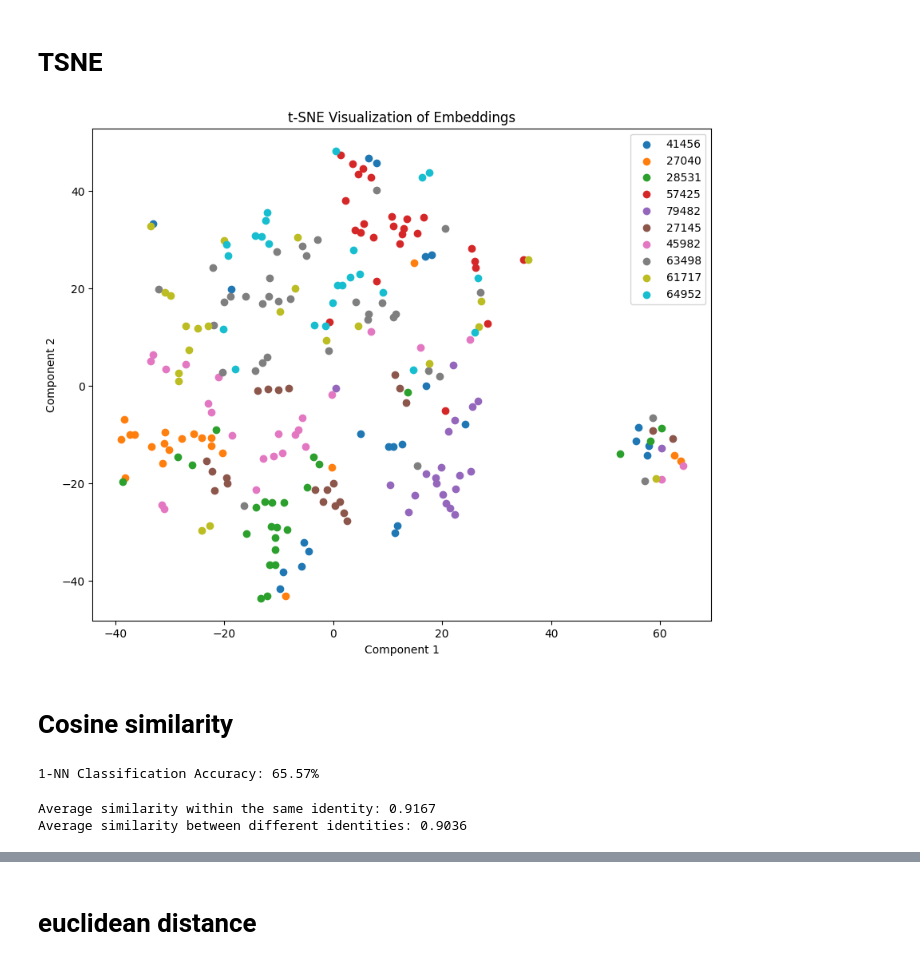
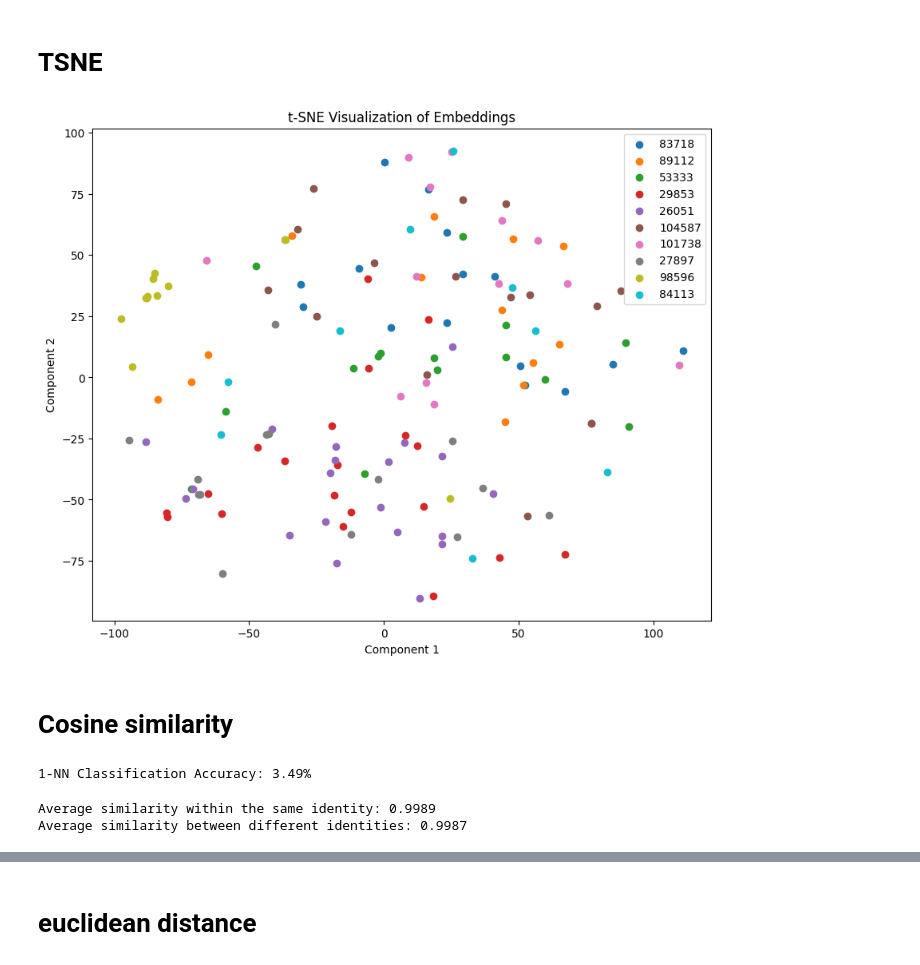
Before and after one commit to ash2d/wildlife-tools, a Jupyter notebook: exploring/dino_integrate_train.ipynb, the cells around one changed output, grey strips where cells are left out. Drawn from its saved outputs; the diff is of its cells as text; code cells hidden in the pictures.

```diff
--- a/exploring/dino_integrate_train.ipynb
+++ b/exploring/dino_integrate_train.ipynb
@@ -17,7 +17,7 @@ from wildlife_tools.data import ImageDataset
 
 
 # Load metadata
-PT_CSV = '/home/users/dash/guppies/embeddings/wildlife-tools/exploring/csvs/top_10_individuals.csv'
+PT_CSV = '/home/users/dash/guppies/embeddings/wildlife-tools/exploring/csvs/top_1000_individuals.csv'
 # PT_CSV = '/home/users/dash/guppies/embeddings/wildlife-tools/exploring/csvs/no_id.csv'
 PT_images = '/gws/nopw/j04/iecdt/dash/cropped_images/id/w_random_masks'
 PT_storage = '/gws/nopw/j04/iecdt/dash/embeddings'
@@ -38,9 +38,9 @@ df.head()
 # Add a column 'identity' with random integers as labels
 # num_identities = 10000  # or any number of unique identities you want
 # df['identity'] = np.random.randint(0, num_identities, size=len(df))
-df = df[:10000]
+df = df[:100000]
 print(len(df))
 print(df.head())
-df.to_csv(PT_CSV[:-4]+'_10000.csv', index=False)
+df.to_csv(PT_CSV[:-4]+'_100000.csv', index=False)
 # df.to_csv(PT_CSV, index=False)
 # %% [output]
@@ -284,7 +284,8 @@ torch.save(backbone.state_dict(), PT_storage+f'/DINO_{epochs}_arcface_-2unfrozen
 # checkpoint = torch.load(PT_storage+f'/DINO_{epochs}_epoch_arcface.pth', map_location=device)
 PT_SSLDINO_100 = '/home/users/dash/guppies/embeddings/wildlife-tools/exploring/runs/run-76d175dz/teacher_epoch_9.pt'
 PT_SSLDINO_10000 = '/gws/nopw/j04/iecdt/dash/embeddings/models/run-e8dzdu9a/teacher_epoch_9.pt'
-checkpoint = torch.load(PT_SSLDINO_10000, map_location=device)
+PT_SSLDINO_100000 = '/gws/nopw/j04/iecdt/dash/embeddings/models/run-3z9528dj/teacher_epoch_9.pt'
+checkpoint = torch.load(PT_SSLDINO_100000, map_location=device)
 # Load the state_dict into the backbone
 print(checkpoint.keys())
 # backbone.load_state_dict(checkpoint)
@@ -335,20 +336,28 @@ tsne = TSNE(n_components=2, random_state=42, perplexity=perplexity_value)
 embeddings_2d = tsne.fit_transform(embeddings)
 # %%
 import matplotlib.pyplot as plt
+import random
 
 plt.figure(figsize=(10, 8))
 unique_labels = set(labels)
-for label in unique_labels:
+# for label in unique_labels:
+#     indices = [i for i, l in enumerate(labels) if l == label]
+#     plt.scatter(embeddings_2d[indices, 0], embeddings_2d[indices, 1], label=label)
+
+# Select 10 random labels from unique_labels
+random_labels = random.sample(list(unique_labels), 10)
+
+for label in random_labels:
     indices = [i for i, l in enumerate(labels) if l == label]
     plt.scatter(embeddings_2d[indices, 0], embeddings_2d[indices, 1], label=label)
 
 plt.legend()
 plt.title('t-SNE Visualization of Embeddings')
 plt.xlabel('Component 1')
 plt.ylabel('Component 2')
 plt.show()
 # %% [output]
-[figure, old version]
+[figure, new version]
 # %%
 from wildlife_tools.similarity import CosineSimilarity
 from wildlife_tools.inference import KnnClassifier
@@ -376,7 +385,7 @@ predictions = classifier(similarity)
 accuracy = np.mean(np.array(query_dataset.labels_string) == np.array(predictions))
 print(f'1-NN Classification Accuracy: {accuracy:.2%}')
 # %% [output]
-1-NN Classification Accuracy: 65.57%
+1-NN Classification Accuracy: 3.49%
 # %%
 from collections import defaultdict
 from sklearn.metrics.pairwise import cosine_similarity
@@ -404,8 +413,8 @@ avg_different_identity_sim = np.mean([np.mean(sims) for sims in different_identi
 print(f"Average similarity within the same identity: {avg_same_identity_sim:.4f}")
 print(f"Average similarity between different identities: {avg_different_identity_sim:.4f}")
 # %% [output]
-Average similarity within the same identity: 0.9167
-Average similarity between different identities: 0.9036
+Average similarity within the same identity: 0.9989
+Average similarity between different identities: 0.9987
 # %%
 plt.figure(figsize=(12, 6))
 
```
Also changed, not shown: parts of 5 cells of this notebook, 4 other files.
